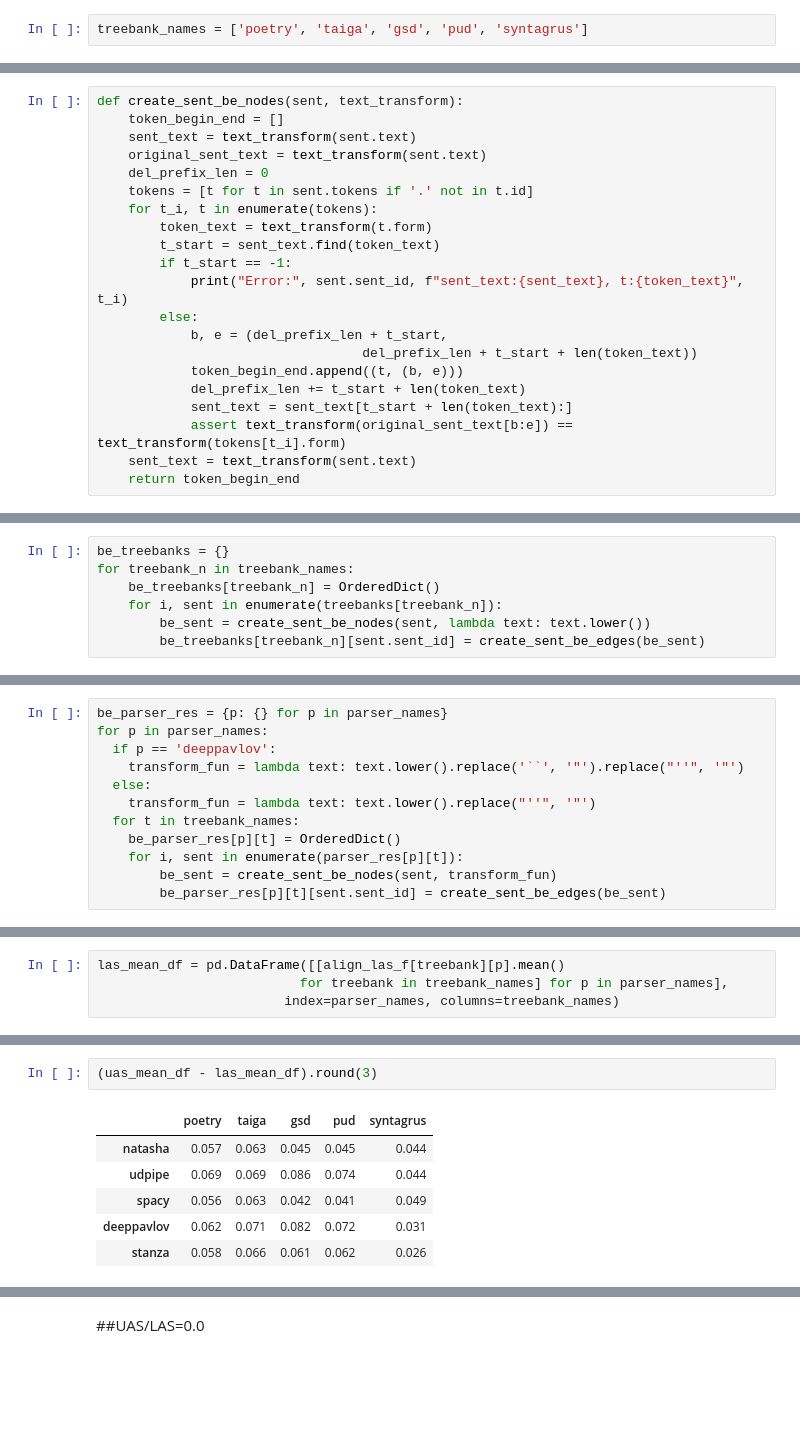
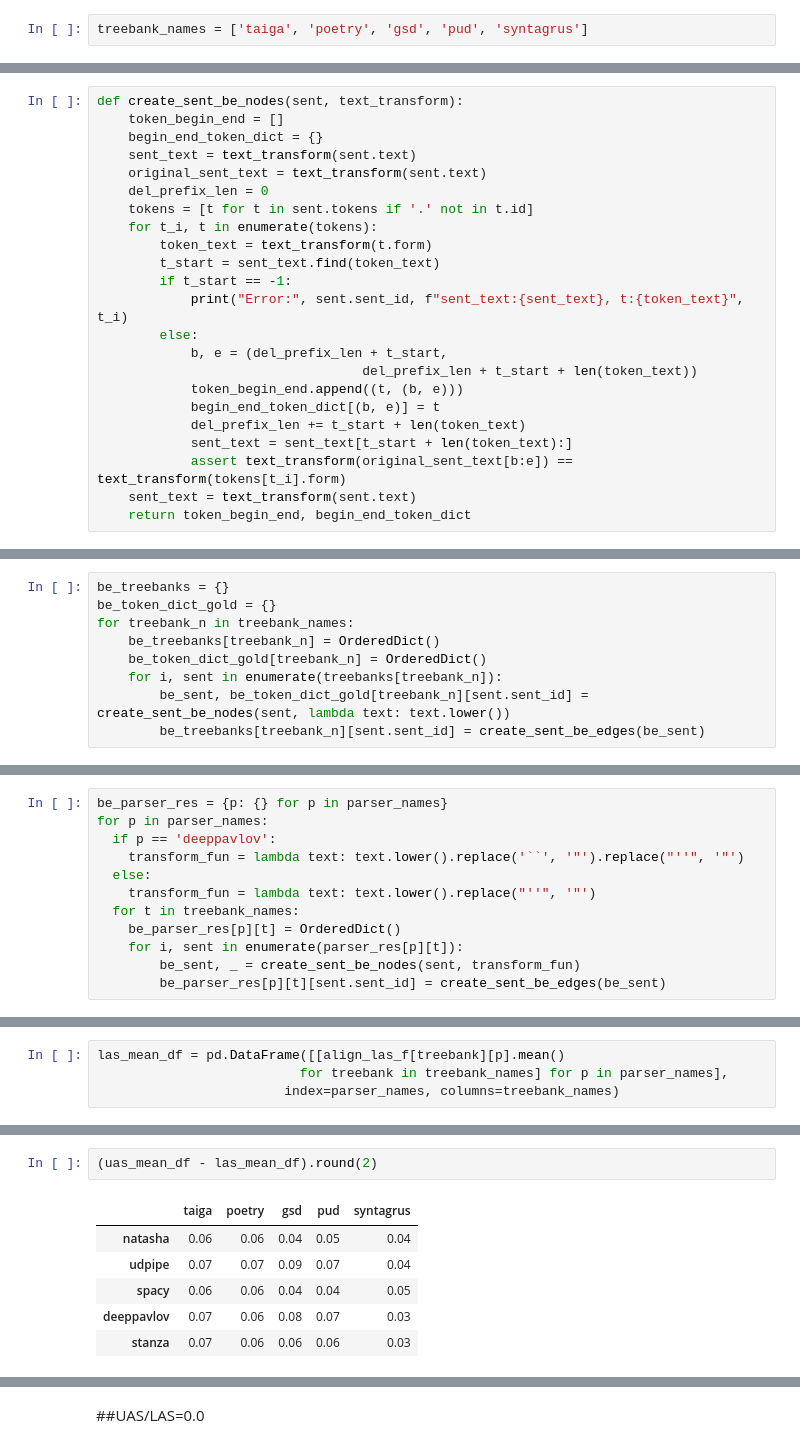
Before and after one commit to Derinhelm/parser_stat, a Jupyter notebook: Russian_parser_statistics.ipynb, the cells around one changed output, grey strips where cells are left out. Cells and saved outputs as stored; diff of their text form; blank space fills up the shorter version.

```diff
--- a/Russian_parser_statistics.ipynb
+++ b/Russian_parser_statistics.ipynb
@@ -39,7 +39,7 @@ syntagrus 8800
 poetry 728
 taiga 881
 # %%
-treebank_names = ['poetry', 'taiga', 'gsd', 'pud', 'syntagrus']
+treebank_names = ['taiga', 'poetry', 'gsd', 'pud', 'syntagrus']
 # %% [markdown]
 # Parsing result getting
 # %%
@@ -183,6 +183,7 @@ be_edges - set of dependency tree edges in begin-end format
 # %%
 def create_sent_be_nodes(sent, text_transform):
     token_begin_end = []
+    begin_end_token_dict = {}
     sent_text = text_transform(sent.text)
     original_sent_text = text_transform(sent.text)
     del_prefix_len = 0
@@ -196,11 +197,12 @@ def create_sent_be_nodes(sent, text_transform):
             b, e = (del_prefix_len + t_start,
                                   del_prefix_len + t_start + len(token_text))
             token_begin_end.append((t, (b, e)))
+            begin_end_token_dict[(b, e)] = t
             del_prefix_len += t_start + len(token_text)
             sent_text = sent_text[t_start + len(token_text):]
             assert text_transform(original_sent_text[b:e]) == text_transform(tokens[t_i].form)
     sent_text = text_transform(sent.text)
-    return token_begin_end
+    return token_begin_end, begin_end_token_dict
 # %%
 def create_sent_be_edges(sent_be_tokens):
     sent_be_res = {}
@@ -216,10 +218,12 @@ def create_sent_be_edges(sent_be_tokens):
 from collections import OrderedDict
 # %%
 be_treebanks = {}
+be_token_dict_gold = {}
 for treebank_n in treebank_names:
     be_treebanks[treebank_n] = OrderedDict()
+    be_token_dict_gold[treebank_n] = OrderedDict()
     for i, sent in enumerate(treebanks[treebank_n]):
-        be_sent = create_sent_be_nodes(sent, lambda text: text.lower())
+        be_sent, be_token_dict_gold[treebank_n][sent.sent_id] = create_sent_be_nodes(sent, lambda text: text.lower())
         be_treebanks[treebank_n][sent.sent_id] = create_sent_be_edges(be_sent)
 # %%
 be_treebanks['syntagrus']['2003Artist_mimansa.xml_130']
@@ -255,7 +274,7 @@ for p in parser_names:
   for t in treebank_names:
     be_parser_res[p][t] = OrderedDict()
     for i, sent in enumerate(parser_res[p][t]):
-        be_sent = create_sent_be_nodes(sent, transform_fun)
+        be_sent, _ = create_sent_be_nodes(sent, transform_fun)
         be_parser_res[p][t][sent.sent_id] = create_sent_be_edges(be_sent)
 # %%
 be_parser_res['stanza']['syntagrus']['2003Armeniya.xml_96']
@@ -436,9 +493,9 @@ plt.show()
 # %%
-(uas_mean_df - las_mean_df).round(3)
+(uas_mean_df - las_mean_df).round(2)
 # %% [output]
-|  | poetry | taiga | gsd | pud | syntagrus |
-| natasha | 0.057 | 0.063 | 0.045 | 0.045 | 0.044 |
-| udpipe | 0.069 | 0.069 | 0.086 | 0.074 | 0.044 |
-| spacy | 0.056 | 0.063 | 0.042 | 0.041 | 0.049 |
-| deeppavlov | 0.062 | 0.071 | 0.082 | 0.072 | 0.031 |
-| stanza | 0.058 | 0.066 | 0.061 | 0.062 | 0.026 |
+|  | taiga | poetry | gsd | pud | syntagrus |
+| natasha | 0.06 | 0.06 | 0.04 | 0.05 | 0.04 |
+| udpipe | 0.07 | 0.07 | 0.09 | 0.07 | 0.04 |
+| spacy | 0.06 | 0.06 | 0.04 | 0.04 | 0.05 |
+| deeppavlov | 0.07 | 0.06 | 0.08 | 0.07 | 0.03 |
+| stanza | 0.07 | 0.06 | 0.06 | 0.06 | 0.03 |
```
Also changed, not shown: parts of 92 cells of this notebook.
